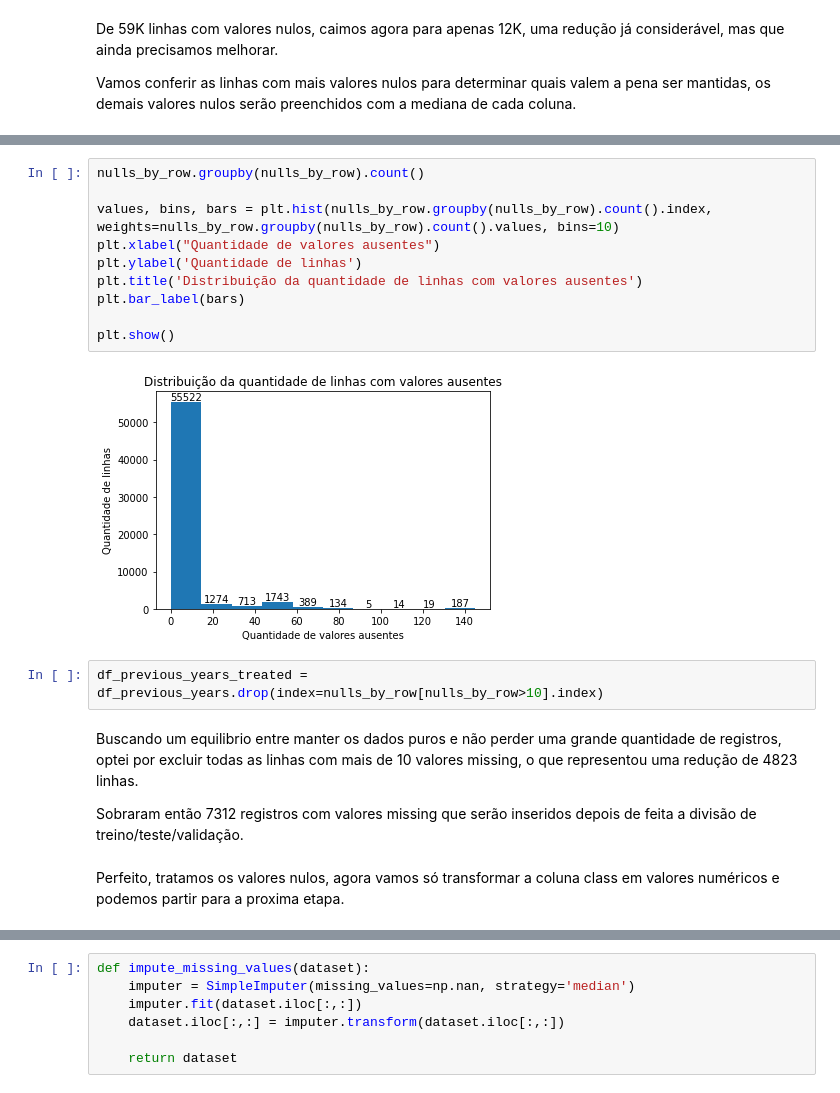
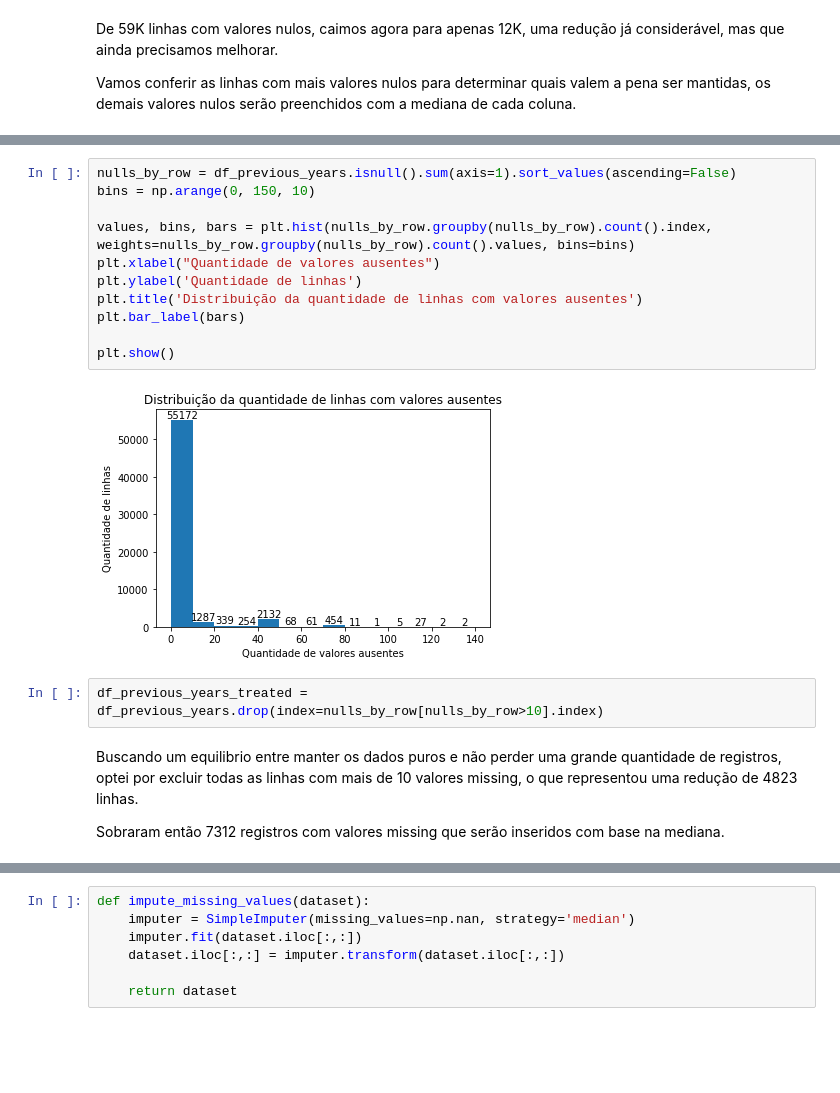
Before and after one commit to gasp37/manutencao-caminhoes, a Jupyter notebook: notebooks/projeto-manutencao-caminhoes.ipynb, the cells around one changed output, grey strips where cells are left out. Cells and saved outputs as stored; diff of their text form; blank space fills up the shorter version.

```diff
--- a/notebooks/projeto-manutencao-caminhoes.ipynb
+++ b/notebooks/projeto-manutencao-caminhoes.ipynb
@@ -179,20 +135,19 @@ Length: 4823, dtype: int64
 # %%
-nulls_by_row.groupby(nulls_by_row).count()
+nulls_by_row = df_previous_years.isnull().sum(axis=1).sort_values(ascending=False)
+bins = np.arange(0, 150, 10)
 
-values, bins, bars = plt.hist(nulls_by_row.groupby(nulls_by_row).count().index, weights=nulls_by_row.groupby(nulls_by_row).count().values, bins=10)
+values, bins, bars = plt.hist(nulls_by_row.groupby(nulls_by_row).count().index, weights=nulls_by_row.groupby(nulls_by_row).count().values, bins=bins)
 plt.xlabel("Quantidade de valores ausentes")
 plt.ylabel('Quantidade de linhas')
 plt.title('Distribuição da quantidade de linhas com valores ausentes')
 plt.bar_label(bars)
 
 plt.show()
 # %% [output]
-[figure, old version]
+[figure, new version]
 # %%
 df_previous_years_treated = df_previous_years.drop(index=nulls_by_row[nulls_by_row>10].index)
 # %% [markdown]
 Buscando um equilibrio entre manter os dados puros e não perder uma grande quantidade de registros, optei por excluir todas as linhas com mais de 10 valores missing, o que representou uma redução de 4823 linhas.
 
-Sobraram então 7312 registros com valores missing que serão inseridos depois de feita a divisão de treino/teste/validação.
+Sobraram então 7312 registros com valores missing que serão inseridos com base na mediana.
-# %% [markdown]
-Perfeito, tratamos os valores nulos, agora vamos só transformar a coluna class em valores numéricos e podemos partir para a proxima etapa.
```
Also changed, not shown: parts of 52 cells of this notebook, 2 other files.
